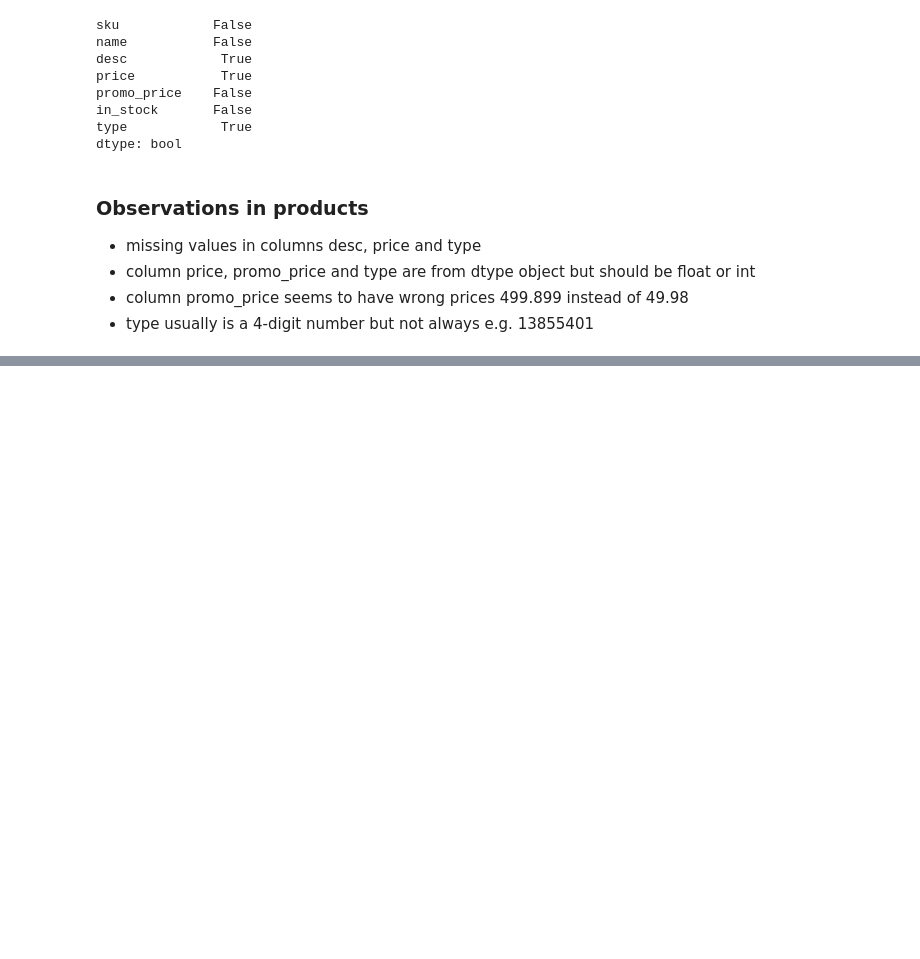
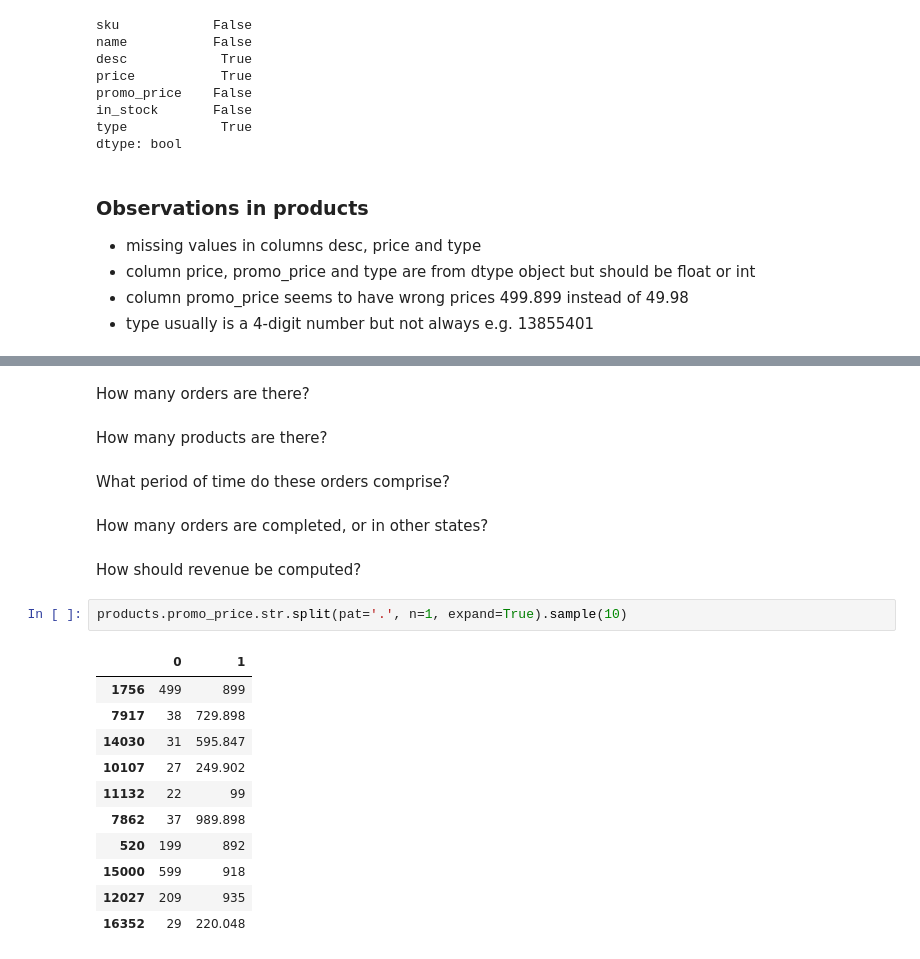
Before and after one commit to kriiis/project_2_pandas_matplotlib, a Jupyter notebook: initial_explorations.ipynb, the cells around one changed output, grey strips where cells are left out. Cells and saved outputs as stored; diff of their text form; blank space fills up the shorter version.

```diff
--- a/initial_explorations.ipynb
+++ b/initial_explorations.ipynb
@@ -340,0 +346,24 @@ dtype: bool
+# %% [markdown]
+How many orders are there?
+# %% [markdown]
+How many products are there?
+# %% [markdown]
+What period of time do these orders comprise?
+# %% [markdown]
+How many orders are completed, or in other states?
+# %% [markdown]
+How should revenue be computed?
+# %%
+products.promo_price.str.split(pat='.', n=1, expand=True).sample(10)
+# %% [output]
+|  | 0 | 1 |
+| 1756 | 499 | 899 |
+| 7917 | 38 | 729.898 |
+| 14030 | 31 | 595.847 |
+| 10107 | 27 | 249.902 |
+| 11132 | 22 | 99 |
+| 7862 | 37 | 989.898 |
+| 520 | 199 | 892 |
+| 15000 | 599 | 918 |
+| 12027 | 209 | 935 |
+| 16352 | 29 | 220.048 |
```
Also changed, not shown: parts of 19 cells of this notebook, 1 other file.
